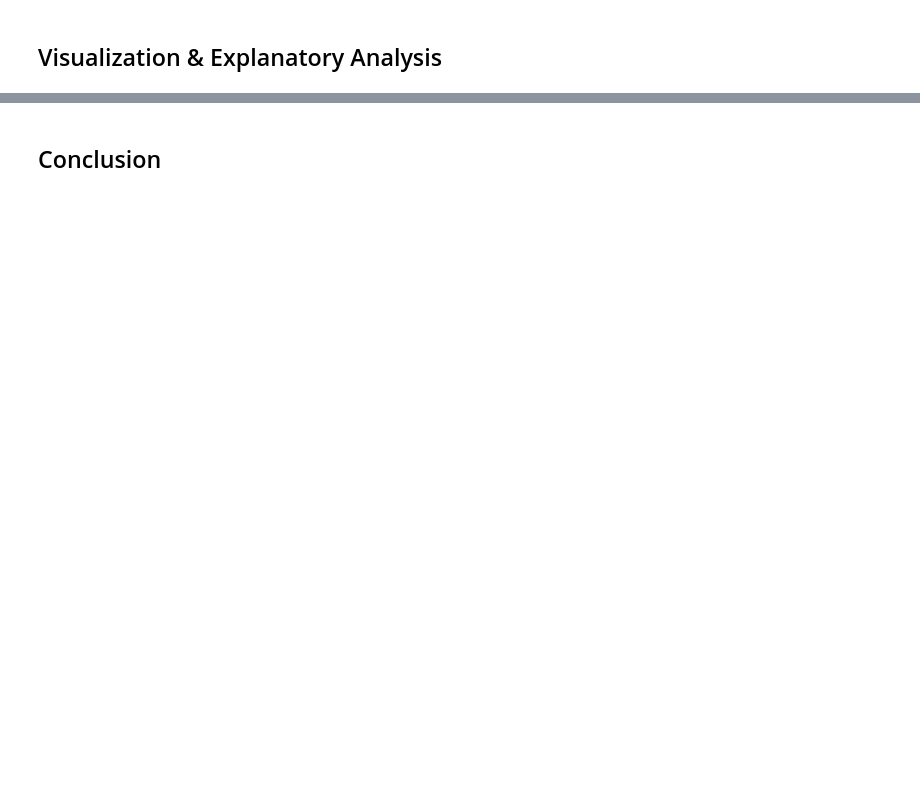
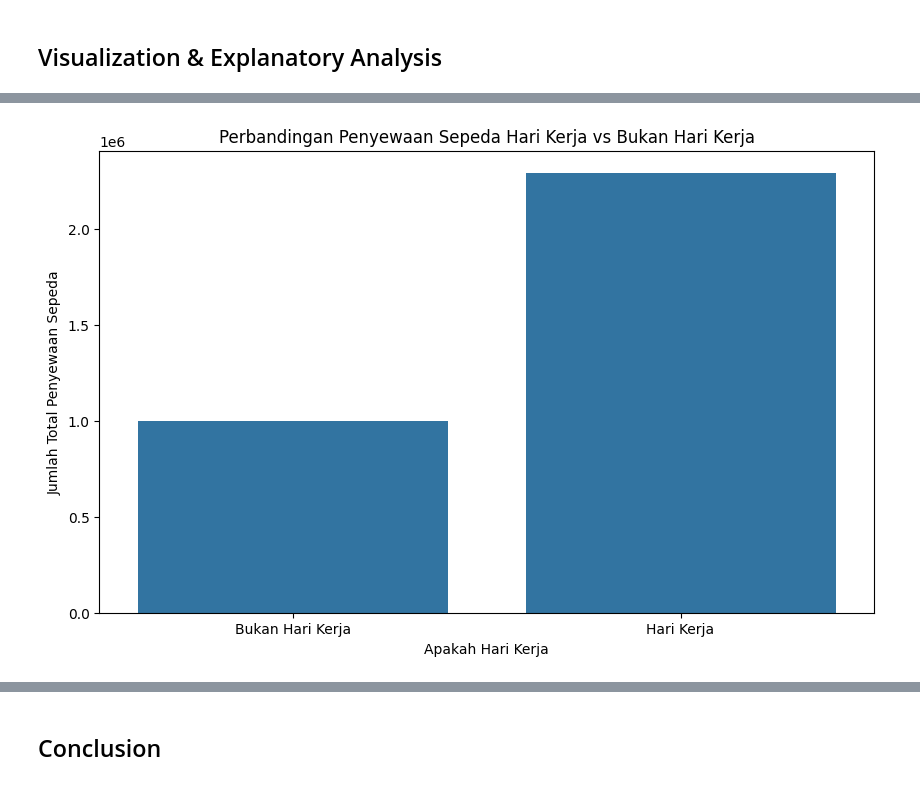
Before and after one commit to quenzvezda/dicoding-bike-sharing-rentals, a Jupyter notebook: notebook.ipynb, the cells around one changed output, grey strips where cells are left out. Cells and saved outputs as stored; diff of their text form; code cells hidden in the pictures; blank space fills up the shorter version.

```diff
--- a/notebook.ipynb
+++ b/notebook.ipynb
@@ -71,0 +421,6 @@ hourly_bike_sharing_data.head()
+# %%
+# Kelompokkan penyewa sepeda berdasarkan hari kerja
+grouped_by_workingday = day_df.groupby('is_workingday')[['casual_users', 'registered_users', 'total_users']].sum()
+
+# Tampilkan DataFrame
+grouped_by_workingday
@@ -77,0 +518,11 @@ hourly_bike_sharing_data.head()
+# %%
+# Visualisasi Perbandingan Hari Kerja dan Bukan Hari Kerja
+plt.figure(figsize=(10, 6))
+sns.barplot(x=grouped_by_workingday.index, y='total_users', data=grouped_by_workingday)
+plt.title('Perbandingan Penyewaan Sepeda Hari Kerja vs Bukan Hari Kerja')
+plt.xlabel('Apakah Hari Kerja')
+plt.ylabel('Jumlah Total Penyewaan Sepeda')
+plt.xticks([0, 1], ['Bukan Hari Kerja', 'Hari Kerja'])  # Memastikan label sumbu x jelas
+plt.show()
+# %% [output]
+[figure, added]
```
Also changed, not shown: parts of 76 cells of this notebook, 2 other files.
